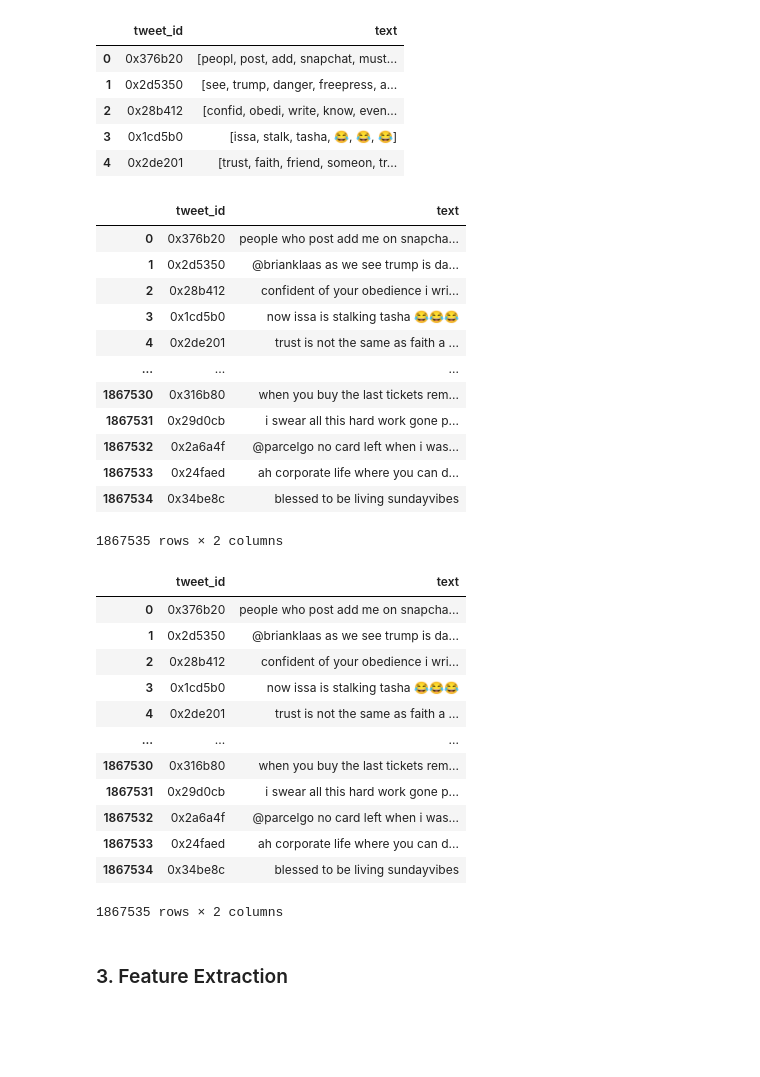
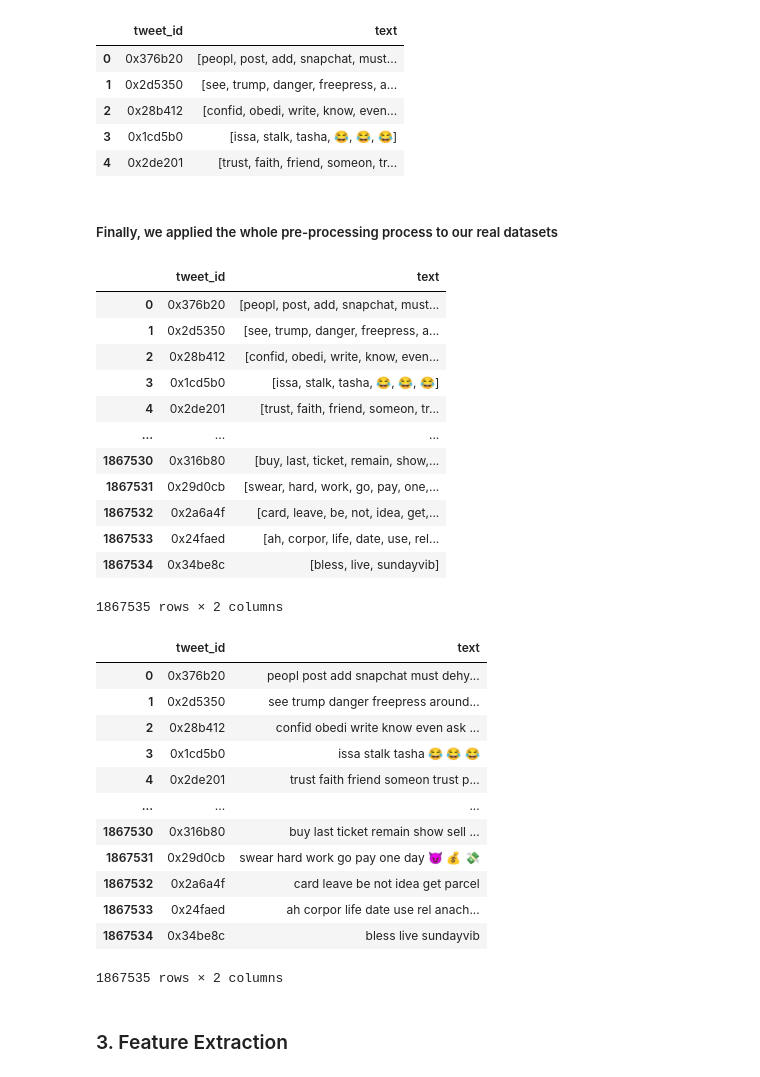
Before and after one commit to edwinsanjaya/DM2022-Lab2-Homework, a Jupyter notebook: competition.ipynb, the cells around one changed output. Cells and saved outputs as stored; diff of their text form; code cells hidden in the pictures; blank space fills up the shorter version.

```diff
--- a/competition.ipynb
+++ b/competition.ipynb
@@ -296,15 +310,19 @@ nltk and spacy provides lemmatization library. However a pos_tag is necessary to
 # %%
-# def lemmatizing(text):
-#     output = []
-#     lemmatizer = nltk.WordNetLemmatizer()
-#     text_pos = pos_tag(text)
-#     for token_pos in text_pos:
-#         output.append(lemmatizer.lemmatize(token_pos[0], pos=tag_map[token_pos[1]]))
-#     return output
-
+# Spacy's Lemmatizer
 def lemmatizing(text):
     text = nlp(" ".join(text))
     output = []
     for token in text:
         output.append(token.lemma_)
     return output
+
+# NLTK's Lemmatizer
+"""
+def lemmatizing(text):
+    output = []
+    lemmatizer = nltk.WordNetLemmatizer()
+    text_pos = pos_tag(text)
+    for token_pos in text_pos:
+        output.append(lemmatizer.lemmatize(token_pos[0], pos=tag_map[token_pos[1]]))
+    return output
+"""
@@ -379,46 +399,48 @@ head_tweets_dm
 | 2 | 0x28b412 | [confid, obedi, write, know, even... |
 | 3 | 0x1cd5b0 | [issa, stalk, tasha, 😂, 😂, 😂] |
 | 4 | 0x2de201 | [trust, faith, friend, someon, tr... |
+# %% [markdown]
+##### Finally, we applied the whole pre-processing process to our real datasets
 # %%
 # Sequential pre-processing
 tweets_dm['text'] = tweets_dm['text'].apply(lambda x: x.lower())
 tweets_dm['text'] = tweets_dm['text'].apply(lambda x: basic_tweet_preprocess(x))
-# tweets_dm['text'] = tweets_dm['text'].apply(lambda x: tweet_tokenize(x))
-# tweets_dm['text'] = tweets_dm['text'].apply(lambda x: remove_stopwords(x))
-# tweets_dm['text'] = tweets_dm['text'].apply(lambda x: stemming(x))
-# tweets_dm['text'] = tweets_dm['text'].apply(lambda x: lemmatizing(x))
+tweets_dm['text'] = tweets_dm['text'].apply(lambda x: tweet_tokenize(x))
+tweets_dm['text'] = tweets_dm['text'].apply(lambda x: remove_stopwords(x))
+tweets_dm['text'] = tweets_dm['text'].apply(lambda x: stemming(x))
+tweets_dm['text'] = tweets_dm['text'].apply(lambda x: lemmatizing(x))
 tweets_dm
 # %% [output]
 |  | tweet_id | text |
-| 0 | 0x376b20 | people who post add me on snapcha... |
-| 1 | 0x2d5350 | @brianklaas as we see trump is da... |
-| 2 | 0x28b412 | confident of your obedience i wri... |
-| 3 | 0x1cd5b0 | now issa is stalking tasha 😂😂😂 |
-| 4 | 0x2de201 | trust is not the same as faith a ... |
+| 0 | 0x376b20 | [peopl, post, add, snapchat, must... |
+| 1 | 0x2d5350 | [see, trump, danger, freepress, a... |
+| 2 | 0x28b412 | [confid, obedi, write, know, even... |
+| 3 | 0x1cd5b0 | [issa, stalk, tasha, 😂, 😂, 😂] |
+| 4 | 0x2de201 | [trust, faith, friend, someon, tr... |
 | ... | ... | ... |
-| 1867530 | 0x316b80 | when you buy the last tickets rem... |
-| 1867531 | 0x29d0cb | i swear all this hard work gone p... |
-| 1867532 | 0x2a6a4f | @parcelgo no card left when i was... |
-| 1867533 | 0x24faed | ah corporate life where you can d... |
-| 1867534 | 0x34be8c | blessed to be living sundayvibes |
+| 1867530 | 0x316b80 | [buy, last, ticket, remain, show,... |
+| 1867531 | 0x29d0cb | [swear, hard, work, go, pay, one,... |
+| 1867532 | 0x2a6a4f | [card, leave, be, not, idea, get,... |
+| 1867533 | 0x24faed | [ah, corpor, life, date, use, rel... |
+| 1867534 | 0x34be8c | [bless, live, sundayvib] |
 1867535 rows × 2 columns
 # %%
-# Join token as whole
-# tweets_dm['text'] = tweets_dm['text'].apply(lambda x: join_token(x))
+# Join token to whole sentence
+tweets_dm['text'] = tweets_dm['text'].apply(lambda x: join_token(x))
 tweets_dm
 # %% [output]
 |  | tweet_id | text |
-| 0 | 0x376b20 | people who post add me on snapcha... |
-| 1 | 0x2d5350 | @brianklaas as we see trump is da... |
-| 2 | 0x28b412 | confident of your obedience i wri... |
-| 3 | 0x1cd5b0 | now issa is stalking tasha 😂😂😂 |
-| 4 | 0x2de201 | trust is not the same as faith a ... |
+| 0 | 0x376b20 | peopl post add snapchat must dehy... |
+| 1 | 0x2d5350 | see trump danger freepress around... |
+| 2 | 0x28b412 | confid obedi write know even ask ... |
+| 3 | 0x1cd5b0 | issa stalk tasha 😂 😂 😂 |
+| 4 | 0x2de201 | trust faith friend someon trust p... |
 | ... | ... | ... |
-| 1867530 | 0x316b80 | when you buy the last tickets rem... |
-| 1867531 | 0x29d0cb | i swear all this hard work gone p... |
-| 1867532 | 0x2a6a4f | @parcelgo no card left when i was... |
-| 1867533 | 0x24faed | ah corporate life where you can d... |
-| 1867534 | 0x34be8c | blessed to be living sundayvibes |
+| 1867530 | 0x316b80 | buy last ticket remain show sell ... |
+| 1867531 | 0x29d0cb | swear hard work go pay one day 😈 💰 💸 |
+| 1867532 | 0x2a6a4f | card leave be not idea get parcel |
+| 1867533 | 0x24faed | ah corpor life date use rel anach... |
+| 1867534 | 0x34be8c | bless live sundayvib |
 1867535 rows × 2 columns
 # %% [markdown]
 ### 3. Feature Extraction
```
Also changed, not shown: parts of 25 cells of this notebook.
